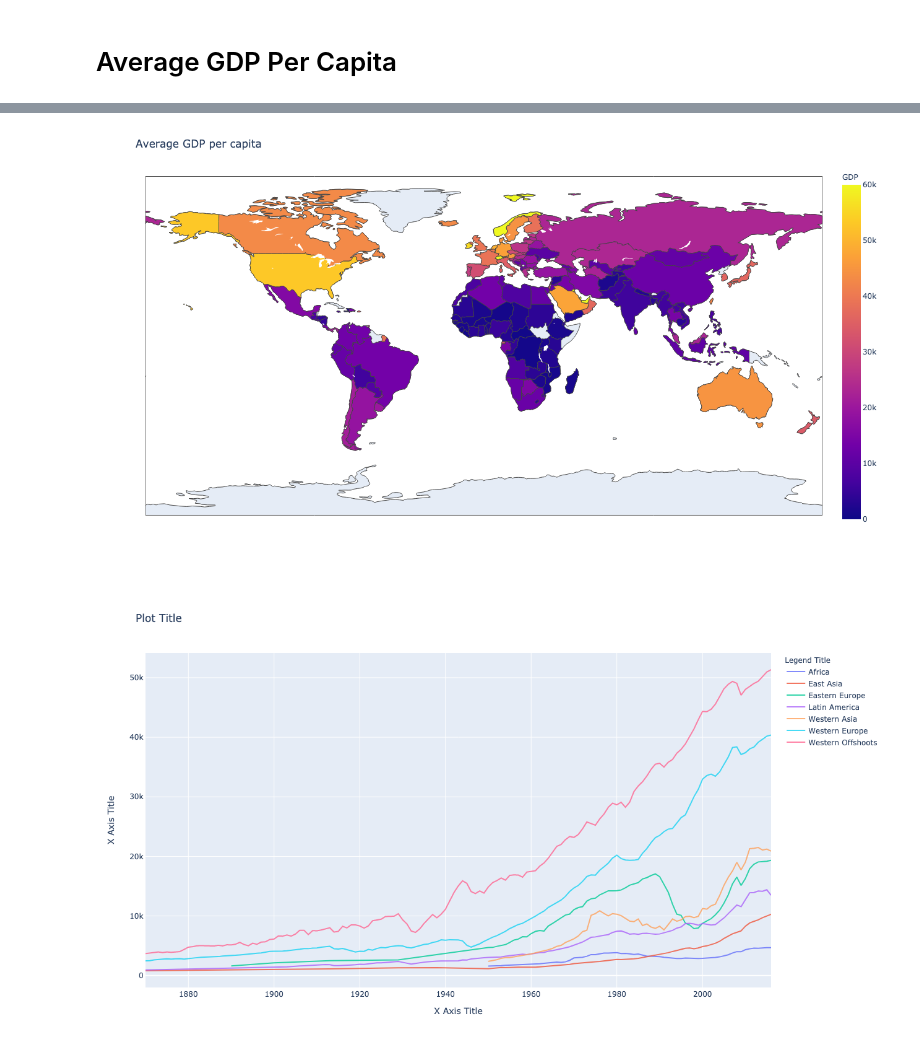
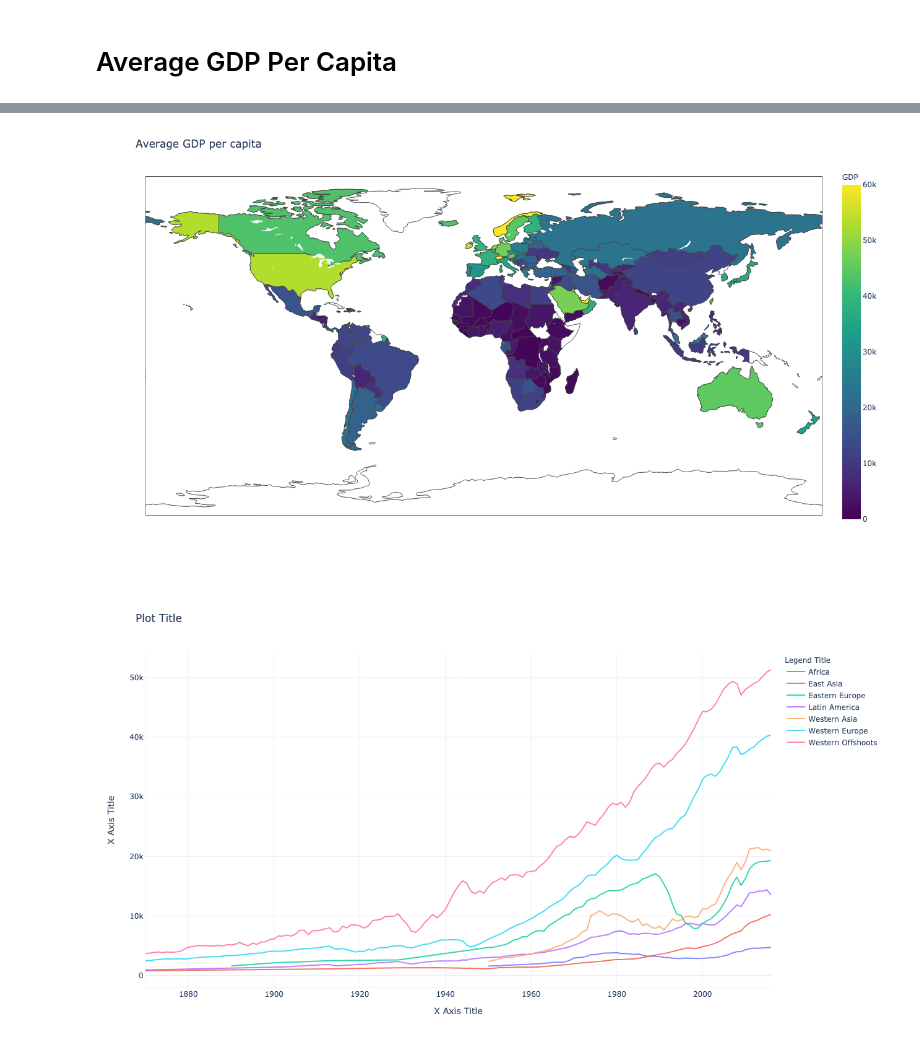
Before and after one commit to leonvanderlee/why_are_countries_wealthy, a Jupyter notebook: code/analysing.ipynb, the cells around one changed output, grey strips where cells are left out. Cells and saved outputs as stored; diff of their text form; code cells hidden in the pictures.

```diff
--- a/code/analysing.ipynb
+++ b/code/analysing.ipynb
@@ -12,10 +16,14 @@ from scipy.stats import ttest_ind
 # %%
 width_plot = 1920
 height_plot = 1080
+
 render_width_plot = 1280
 render_height_plot = 720
+
 opacity_traces = 0.8
 opacity_shapes = 0.2
+
+pio.templates.default = "plotly_white"
 war_color = 'red'
 financial_color = 'green'
 # %% [markdown]
@@ -29,23 +53,25 @@ data = pd.read_sql('SELECT * FROM average_gdp_per_capita', engine)
+# %%
+data = pd.read_sql('SELECT * FROM average_gdp_per_capita', engine)
 # %%
 data = data.loc[data['Year'] == 2016]
 
 data = data.dropna()
 
 
 
 fig = px.choropleth(data, locations='Code',
                     hover_name='Entity',
                     color='GDP',
                     range_color=[0,60000],
-                    color_continuous_scale=px.colors.sequential.Plasma)
+                    color_continuous_scale=px.colors.sequential.Viridis)
 
 fig.update_layout(width=width_plot, height=height_plot, title='Average GDP per capita', showlegend=True)
 
-fig.write_image("../plots/average_gdp_per_capita/average_gdp_per_capita.png")
+fig.write_image("../plots/average_gdp_per_capita/average_gdp_per_capita_map.png")
 
 fig.show(renderer='png', width=render_width_plot, height=render_height_plot)
 # %% [output]
-[figure, old version]
+[figure, new version]
 # %%
 data = pd.read_sql('SELECT * FROM average_gdp_per_capita', engine)
 # %%
```
Also changed, not shown: parts of 11 cells of this notebook, 16 other files.
